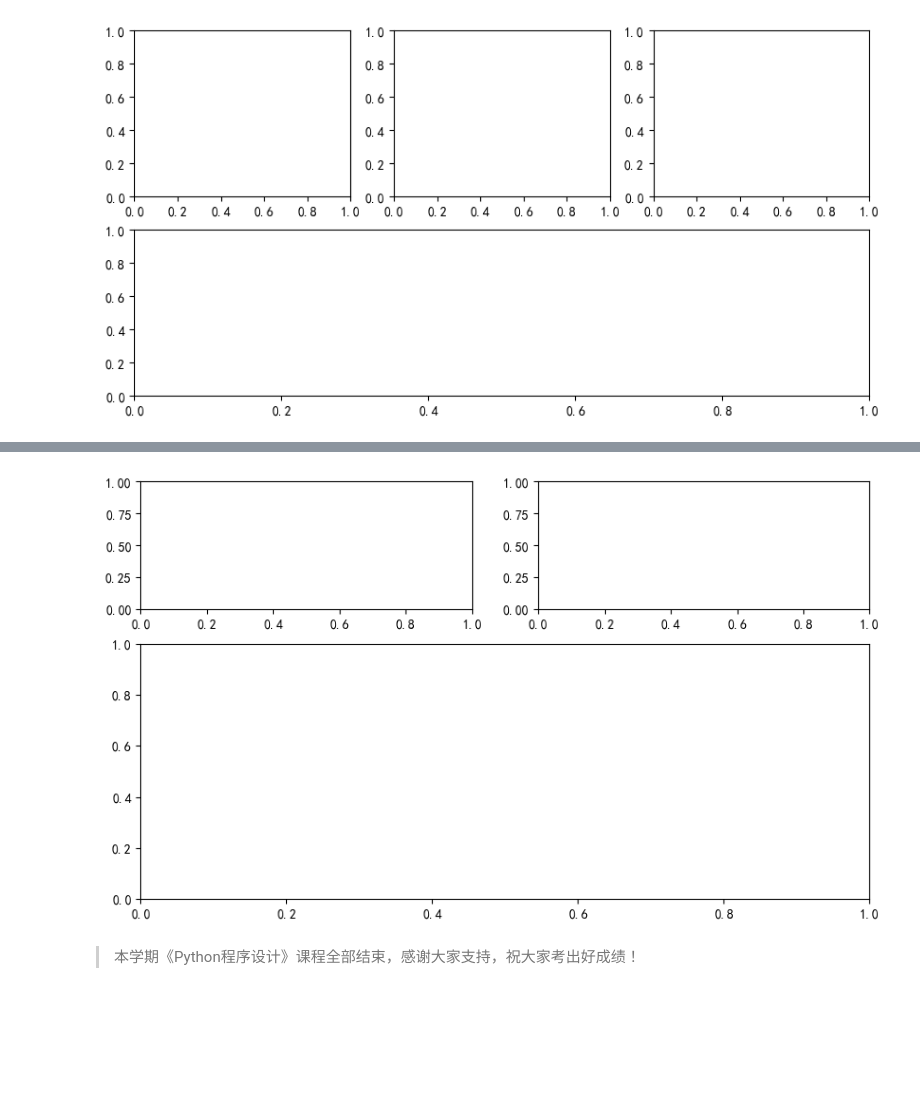
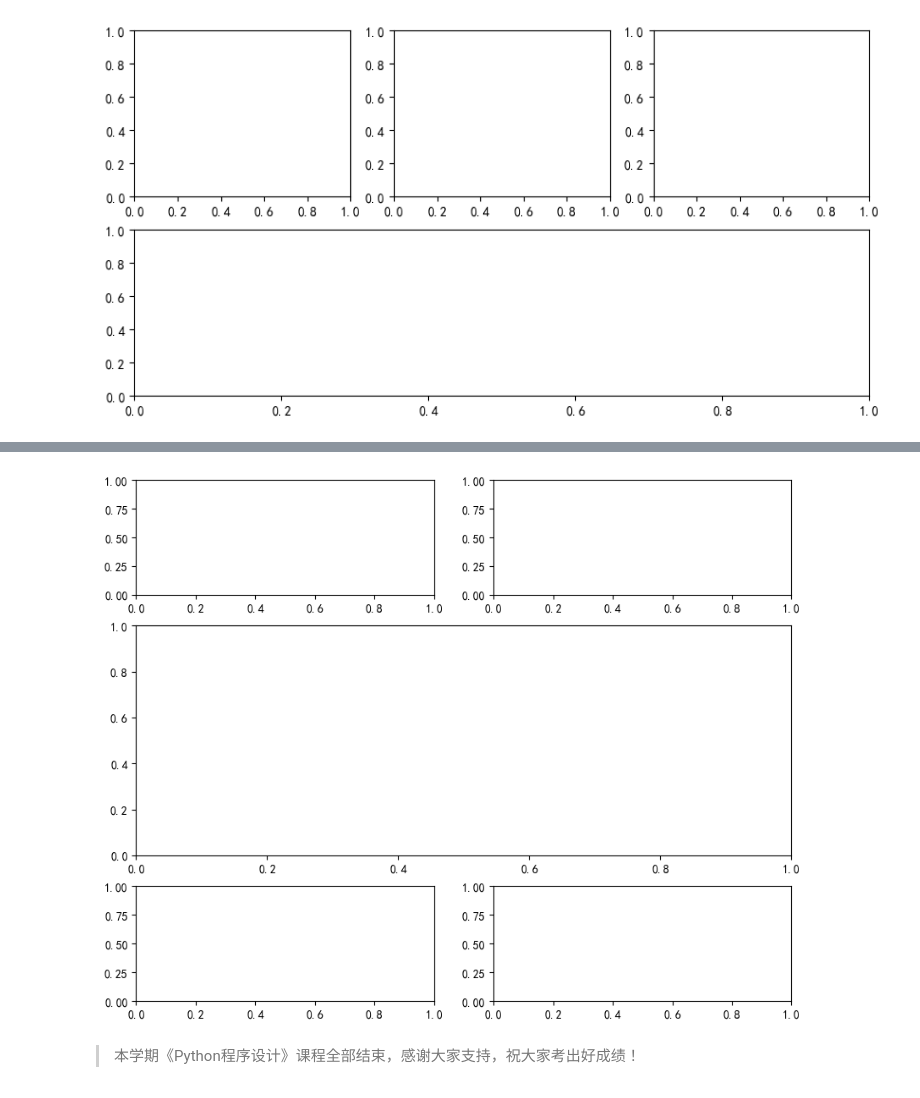
Before and after one commit to LiquMouse/Python-Programming-Homework, a Jupyter notebook: exp8/experiment_8.ipynb, the cells around one changed output, grey strips where cells are left out. Drawn from its saved outputs; the diff is of its cells as text; code cells hidden in the pictures; blank space fills up the shorter version.

```diff
--- a/exp8/experiment_8.ipynb
+++ b/exp8/experiment_8.ipynb
@@ -502,11 +502,13 @@ fig.add_subplot(2,1,2)
 # %%
 ##代码写在这里
 fig = plt.figure(figsize=(10,8))
 gs = gridspec.GridSpec(nrows=3,ncols=2,width_ratios=[1,1],height_ratios=[1,2,1])
 ax1 = fig.add_subplot(gs[0,0])
 ax2 = fig.add_subplot(gs[0,1])
 ax3 = fig.add_subplot(gs[1,:])
+ax4 = fig.add_subplot(gs[2,0])
+ax5 = fig.add_subplot(gs[2,1])
 # %% [output]
-[figure, old version]
+[figure, new version]
 # %% [markdown]
 > 本学期《Python程序设计》课程全部结束，感谢大家支持，祝大家考出好成绩！
```
